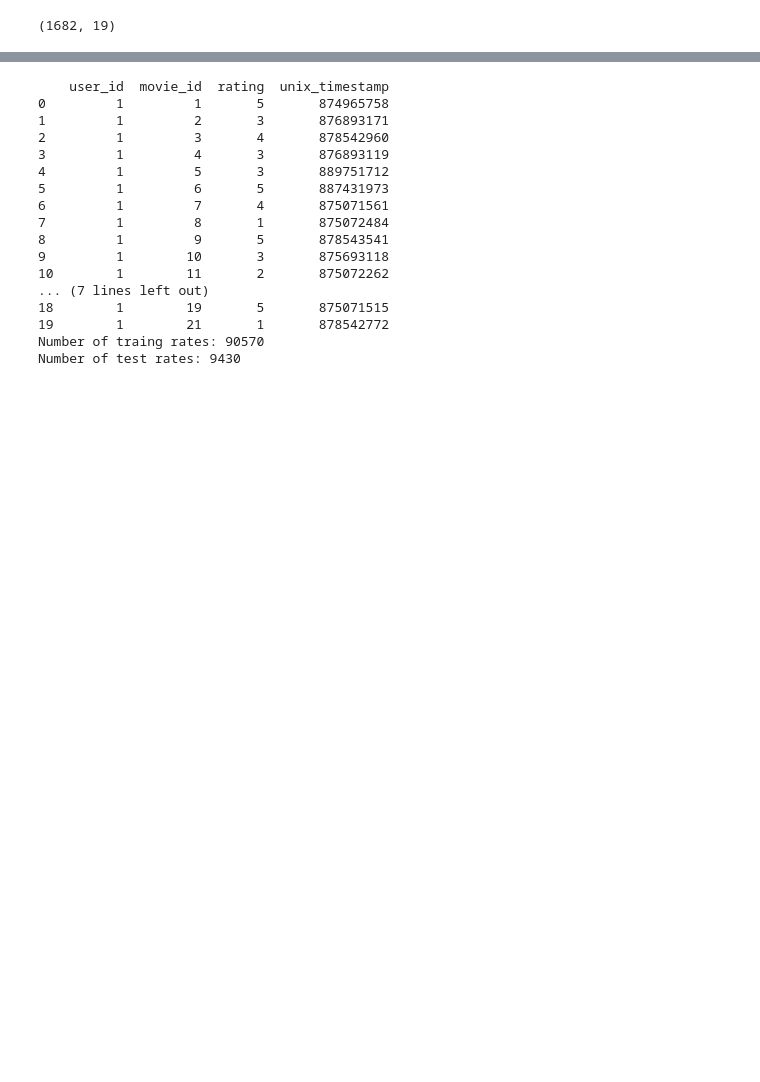
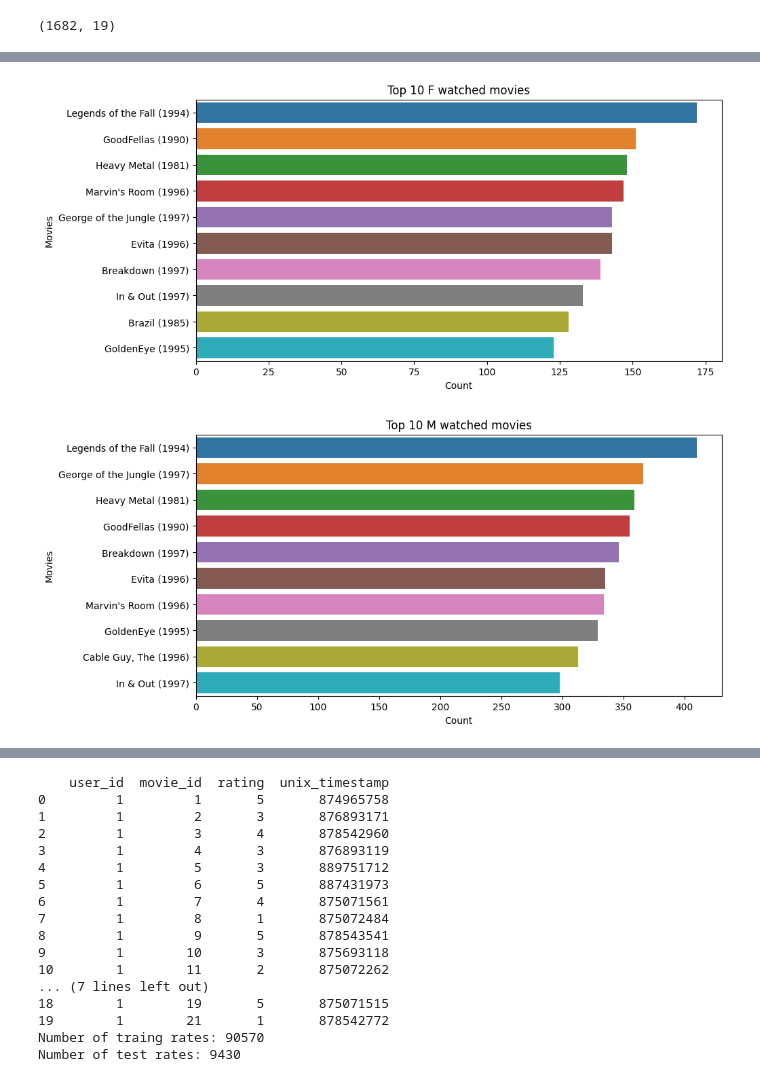
Before and after one commit to yunong-E/cp2-Recommendation-System, a Jupyter notebook: cp2.ipynb, the cells around one changed output, grey strips where cells are left out. Cells and saved outputs as stored; diff of their text form; code cells hidden in the pictures; blank space fills up the shorter version.

```diff
--- a/cp2.ipynb
+++ b/cp2.ipynb
@@ -441,0 +322,5 @@ print(X_train_counts.shape)
+# %%
+# EDA를 위한 join 진행.
+rating_user_df = rating.join(other=users, how='inner', on='user_id', lsuffix='_R') # 평점 + 유저
+rating_user_movie_df = rating_user_df.join(other=items, how='inner', on='movie_id', rsuffix='_M') # (평점+유저)+영화
+rating_movie_df = rating.join(other=items, how='inner', on='movie_id', rsuffix='_M') # 평점 + 영화
@@ -441,0 +350,22 @@ print(X_train_counts.shape)
+# %%
+# 수평 막대그래프를 그려주는 함수.
+def draw_horizontal_movie_bar(movie_titles, ratings_count, title=''):
+    plt.figure(figsize=(10, 5))
+    sns.barplot(y=movie_titles, x=ratings_count, orient='h')
+    plt.title(title)
+    plt.ylabel('Movies')
+    plt.xlabel('Count')
+    plt.show()
+# %%
+# 성별별 top10 관람영화
+# 1위 영화 이후의 영화들에서 순위 차이가 보이지만 커다란 인사이트를 주지는 않는다.
+top_rated_movies_gender_wise = rating_user_movie_df.groupby(['sex', 'movie_id']).size()
+
+for index_label in top_rated_movies_gender_wise.index.get_level_values(0).unique():
+
+    top_10_userkind_rated_movies = top_rated_movies_gender_wise[index_label].sort_values(ascending=False)[:10]
+    top_10_userkind_rated_movie_titles = items.iloc[top_10_userkind_rated_movies.index].movie_title
+    draw_horizontal_movie_bar(top_10_userkind_rated_movie_titles.values, top_10_userkind_rated_movies.values, f'Top 10 {index_label} watched movies')
+# %% [output]
+[figure, added]
+[figure, added]
```
Also changed, not shown: parts of 114 cells of this notebook.
